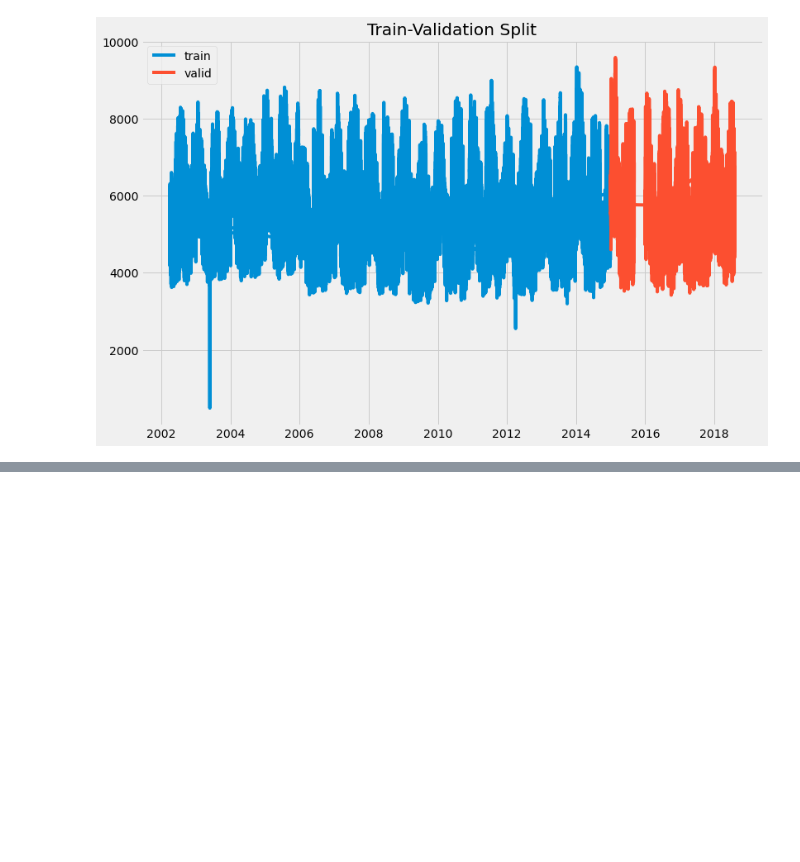
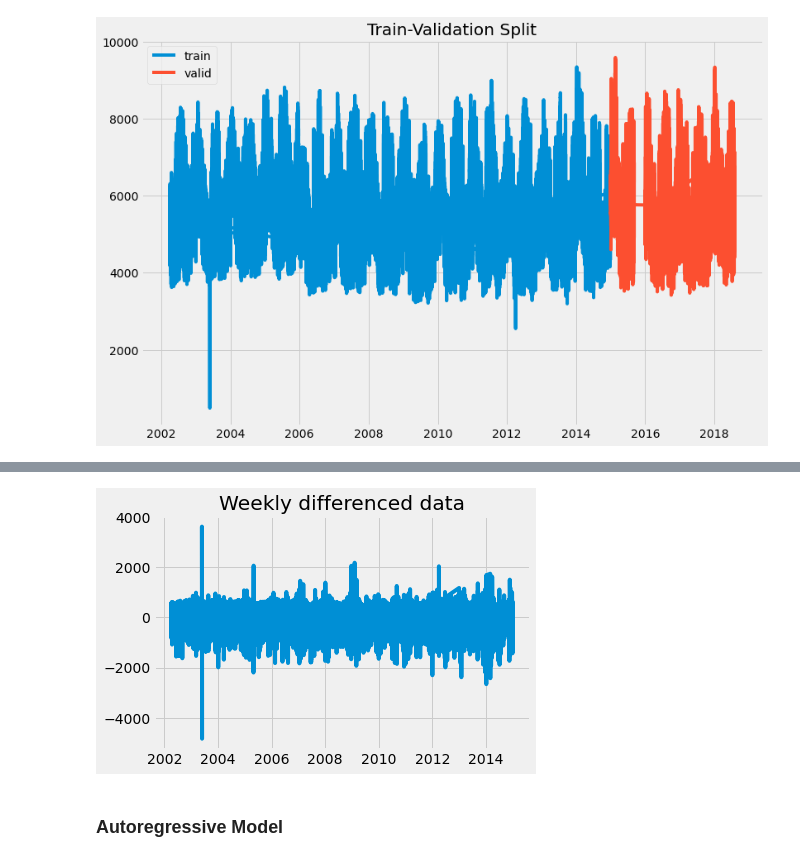
Before and after one commit to ryanreilly/time_series, a Jupyter notebook: working_notebooks/initial_notebook.ipynb, the cells around one changed output, grey strips where cells are left out. Saved outputs shown, nothing was run; the diff lists cells and outputs as text; code cells hidden in the pictures; blank space fills up the shorter version.

```diff
--- a/working_notebooks/initial_notebook.ipynb
+++ b/working_notebooks/initial_notebook.ipynb
@@ -44,0 +96,8 @@ Baseline
+# %%
+fig, ax = plt.subplots()
+ax.plot(train.diff())
+ax.set_title('Weekly differenced data');
+# %% [output]
+[figure, added]
+# %% [markdown]
+### Autoregressive Model
```
Also changed, not shown: parts of 30 cells of this notebook.
